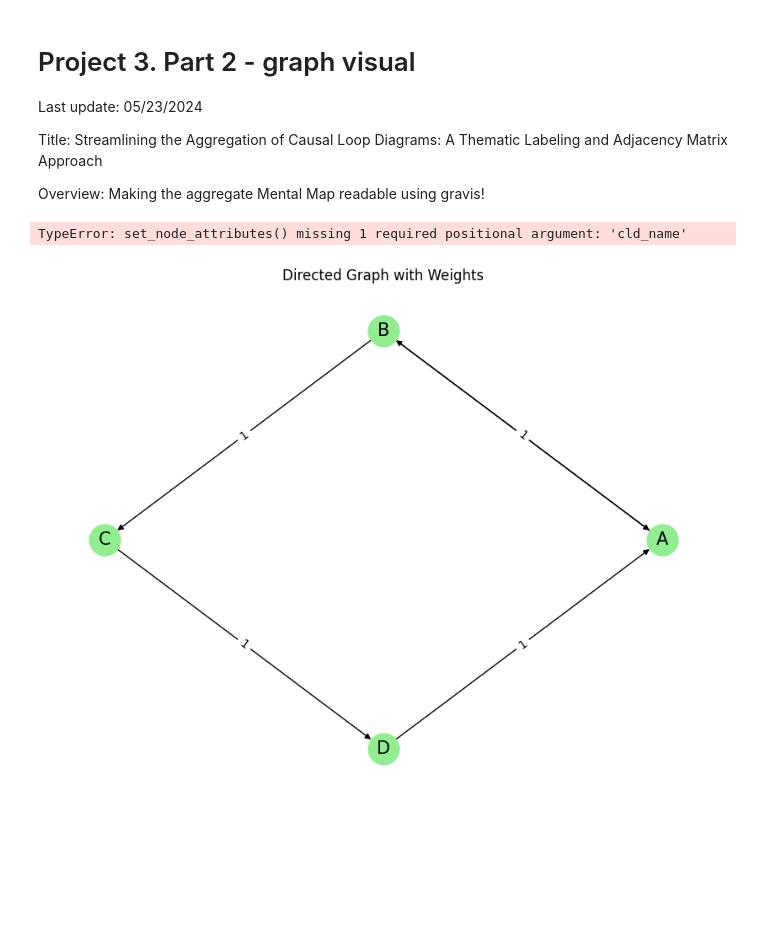
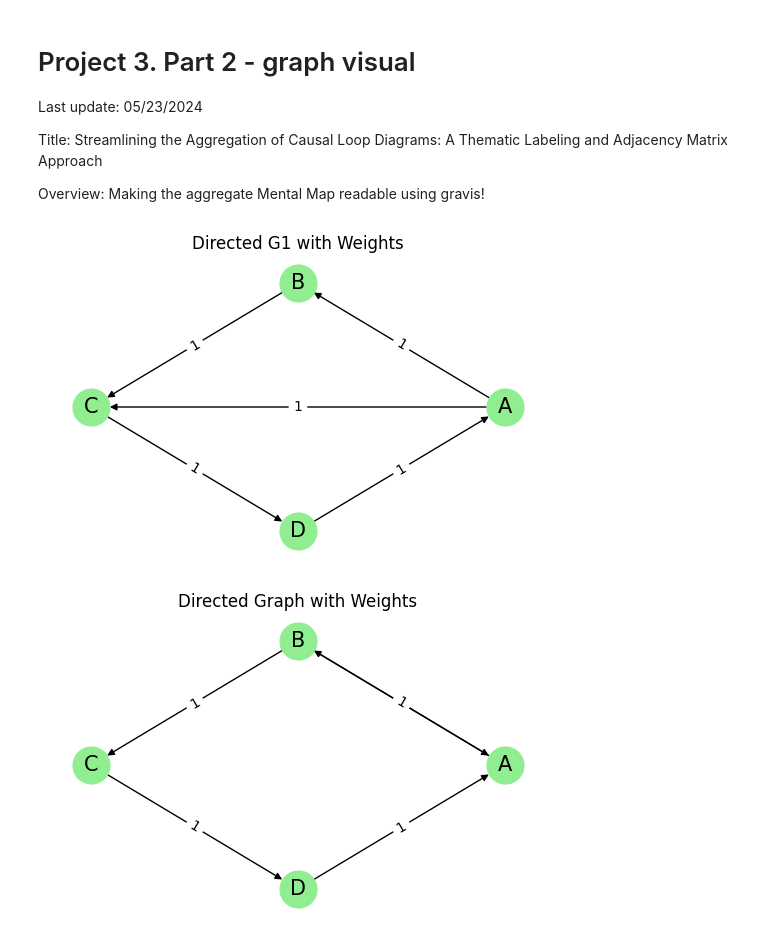
Before and after one commit to georgia-max/MentalMaps_Aggregation, a Jupyter notebook: notebook/graph_visual.ipynb, the cells around one changed output. Cells and saved outputs as stored; diff of their text form; code cells hidden in the pictures; blank space fills up the shorter version.

```diff
--- a/notebook/graph_visual.ipynb
+++ b/notebook/graph_visual.ipynb
@@ -24,8 +24,6 @@ import parse_cld
 import cld_nx
 import data_io
 # %%
-
-
 # Create a directed graph
 G1 = nx.DiGraph()
 
@@ -42,7 +40,7 @@ G1 = cld_nx.set_edge_attributes(G1, '1')
 # Draw the graph
 pos = nx.circular_layout(G1)  # positions for all nodes
 
-plt.figure(figsize=(8, 6))
+plt.figure(figsize=(5, 3))
 nx.draw(G1, pos, with_labels=True, node_size=700, node_color='lightgreen', font_size=15, font_color='black', arrows=True)
 labels = nx.get_edge_attributes(G1, 'weight')
 nx.draw_networkx_edge_labels(G1, pos, edge_labels=labels)
@@ -50,32 +48,33 @@ nx.draw_networkx_edge_labels(G1, pos, edge_labels=labels)
 plt.title("Directed G1 with Weights")
 plt.show()
 # %% [output]
-TypeError: set_node_attributes() missing 1 required positional argument: 'cld_name'
+[figure, added]
 # %%
 # Create a directed graph
 G2 = nx.DiGraph()
 
 # Add nodes
 nodes = ["A", "B", "C", "D"]
 G2.add_nodes_from(nodes)
 
 # Add directed edges with weights
 edges = [("B", "A", 1), ("B", "C", 1), ("C", "D", 1), ("D", "A", 1), ("A", "B", 1)]
 G2.add_weighted_edges_from(edges)
-G2 = cld_nx.set_node_attributes(G2, 'cld', '2')
+G2 = cld_nx.set_node_attributes(G2, '2')
+G2 = cld_nx.set_edge_attributes(G2, '2')
 
 # Draw the graph
 pos = nx.circular_layout(G2)  # positions for all nodes
 
-plt.figure(figsize=(8, 6))
+plt.figure(figsize=(5, 3))
 nx.draw(G2, pos, with_labels=True, node_size=700, node_color='lightgreen', font_size=15, font_color='black', arrows=True)
 labels = nx.get_edge_attributes(G2, 'weight')
 nx.draw_networkx_edge_labels(G2, pos, edge_labels=labels)
 
 plt.title("Directed Graph with Weights")
 plt.show()
 # %% [output]
-[figure, old version]
+[figure, new version]
 # %%
 # Create a directed graph
 G3 = nx.DiGraph()
```
Also changed, not shown: parts of 12 cells of this notebook, 10 other files.
